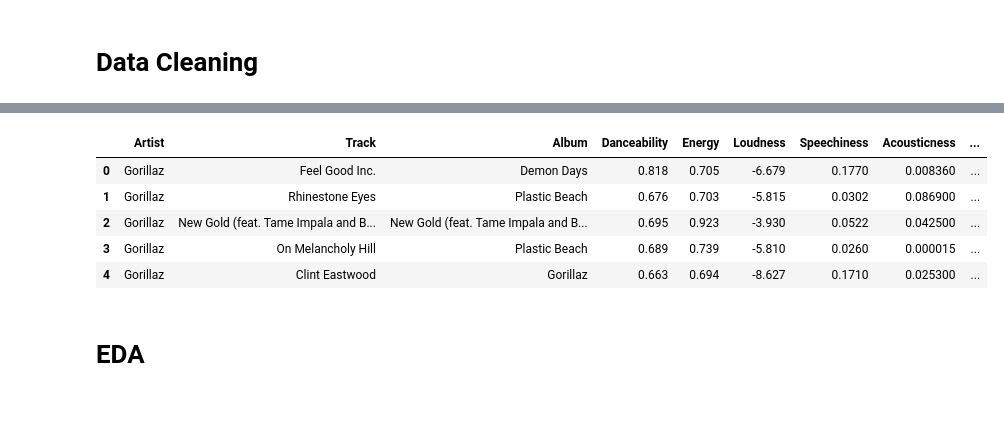
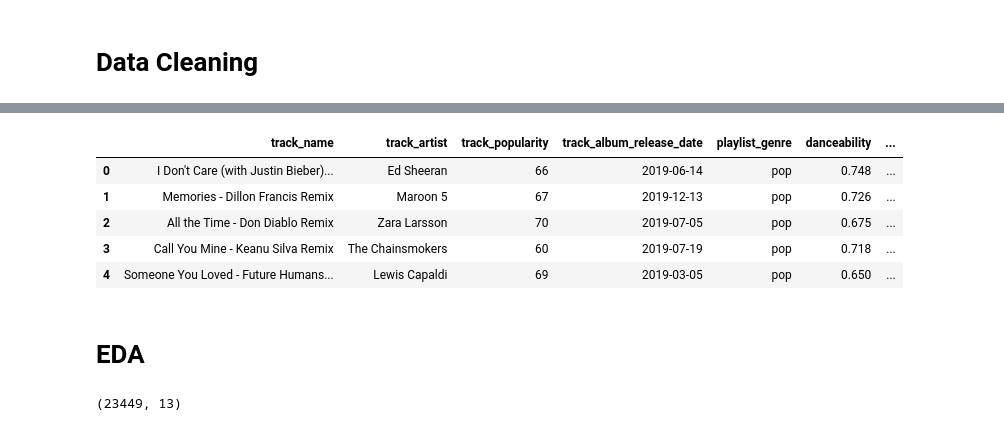
Before and after one commit to porwalshreyaa/Spotify-Song-Recommendation, a Jupyter notebook: song-recommendation.ipynb, the cells around one changed output, grey strips where cells are left out. Drawn from its saved outputs; the diff is of its cells as text; code cells hidden in the pictures.

Commit message:
Kaggle Notebook | song-recommendation.ipynb | Version 1

```diff
--- a/song-recommendation.ipynb
+++ b/song-recommendation.ipynb
@@ -12,6 +12,5 @@ import warnings
 warnings.filterwarnings('ignore')
 
 import os
-for dirname, _, filenames in os.walk('/kaggle/input'):
-    for filename in filenames:
-        file = os.path.join(dirname, filename)
+file = '/kaggle/input/30000-spotify-songs/spotify_songs.csv'
+print(file)
@@ -80,0 +76,12 @@ plt.show()
+# %%
+for col in tracks.columns:
+    if tracks[col].isnull().sum() > 0:
+        if tracks[col].dtype == 'float64':
+            val = tracks[col].mean()
+            tracks[col] = tracks[col].fillna(val)
+        else:
+            tracks = tracks.dropna(subset=tracks.select_dtypes(include=['object']).columns)
+
+tracks.dropna(inplace = True)
+tracks.isnull().sum().plot.bar()
+plt.show()
@@ -80,0 +90,3 @@ plt.show()
+# %%
+tracks.drop_duplicates(subset=['track_name'], keep='first', inplace=True)
+tracks.dropna()
@@ -81,14 +107,22 @@ plt.show()
 # %%
-tracks = tracks.drop(['official_video', 'Stream', 'Title', 'Channel', 'Album_type', 'Licensed', 'most_playedon'], axis = 1)
+tracks = tracks.drop(['track_id', 'track_album_id', 'playlist_id', 'playlist_subgenre', 'playlist_name', 'track_album_name'], axis = 1)
 tracks.head()
 # %% [output]
-|  | Artist | Track | Album | Danceability | Energy | Loudness | Speechiness | Acousticness | ... |
-| 0 | Gorillaz | Feel Good Inc. | Demon Days | 0.818 | 0.705 | -6.679 | 0.1770 | 0.008360 | ... |
-| 1 | Gorillaz | Rhinestone Eyes | Plastic Beach | 0.676 | 0.703 | -5.815 | 0.0302 | 0.086900 | ... |
-| 2 | Gorillaz | New Gold (feat. Tame Impala and B... | New Gold (feat. Tame Impala and B... | 0.695 | 0.923 | -3.930 | 0.0522 | 0.042500 | ... |
-| 3 | Gorillaz | On Melancholy Hill | Plastic Beach | 0.689 | 0.739 | -5.810 | 0.0260 | 0.000015 | ... |
-| 4 | Gorillaz | Clint Eastwood | Gorillaz | 0.663 | 0.694 | -8.627 | 0.1710 | 0.025300 | ... |
+|  | track_name | track_artist | track_popularity | track_album_release_date | playlist_genre | danceability | ... |
+| 0 | I Don't Care (with Justin Bieber)... | Ed Sheeran | 66 | 2019-06-14 | pop | 0.748 | ... |
+| 1 | Memories - Dillon Francis Remix | Maroon 5 | 67 | 2019-12-13 | pop | 0.726 | ... |
+| 2 | All the Time - Don Diablo Remix | Zara Larsson | 70 | 2019-07-05 | pop | 0.675 | ... |
+| 3 | Call You Mine - Keanu Silva Remix | The Chainsmokers | 60 | 2019-07-19 | pop | 0.718 | ... |
+| 4 | Someone You Loved - Future Humans... | Lewis Capaldi | 69 | 2019-03-05 | pop | 0.650 | ... |
 # %% [markdown]
 # EDA
+# %%
+from sklearn.preprocessing import StandardScaler
+numerical_cols = tracks.select_dtypes(include=['float64', 'int64']).columns
+tracks_num = tracks[numerical_cols]
+standardized_data = StandardScaler().fit_transform(tracks_num)
+print(standardized_data.shape)
+# %% [output]
+(23449, 13)
 # %%
 model = TSNE(n_components = 2, random_state = 0)
```
Also changed, not shown: parts of 18 cells of this notebook.
